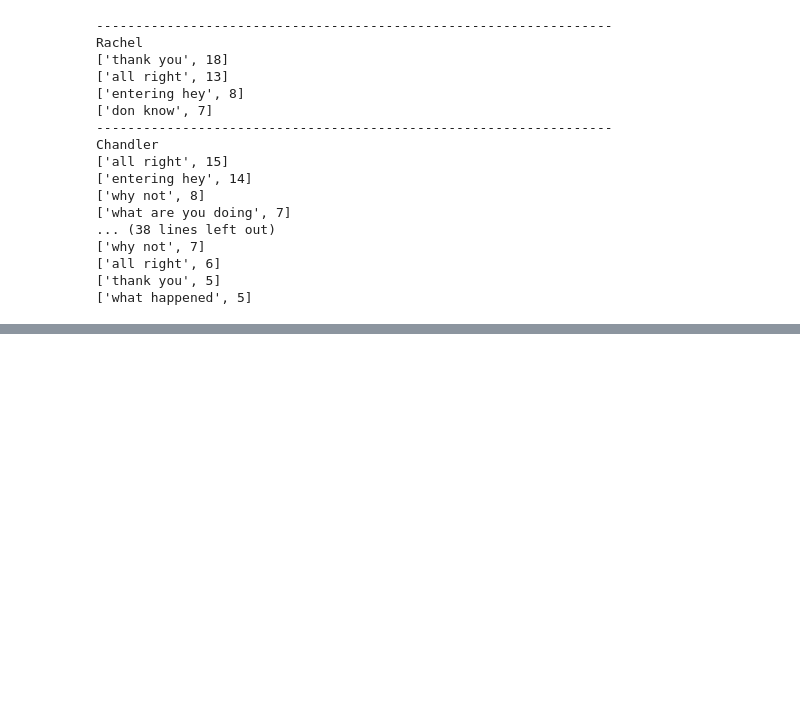
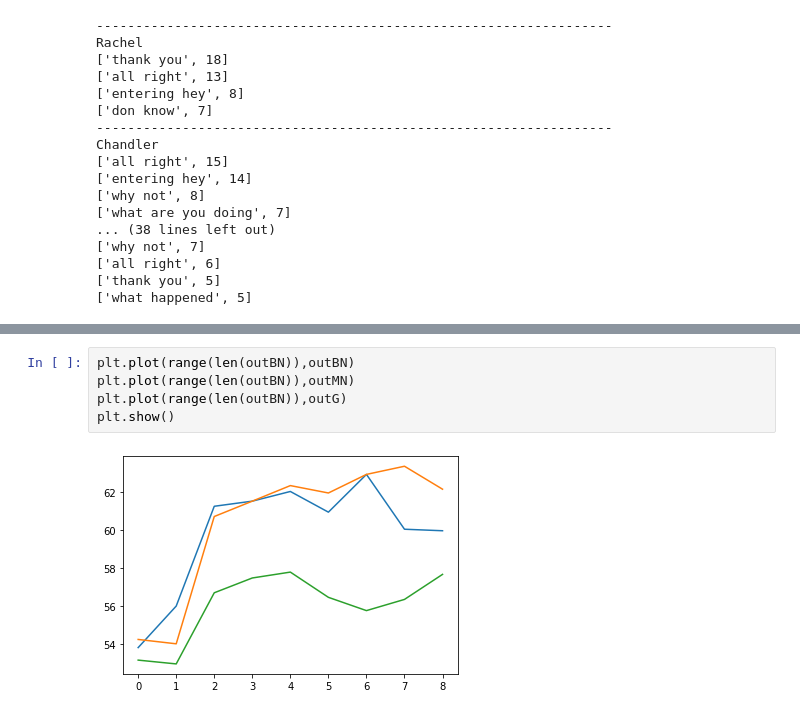
Before and after one commit to aSafarpoor/NLP-HW2, a Jupyter notebook: NLP_HW2.ipynb, the cells around one changed output, grey strips where cells are left out. Cells and saved outputs as stored; diff of their text form; blank space fills up the shorter version.

```diff
--- a/NLP_HW2.ipynb
+++ b/NLP_HW2.ipynb
@@ -805,0 +1288,7 @@ Chandler
+# %%
+plt.plot(range(len(outBN)),outBN)
+plt.plot(range(len(outBN)),outMN)
+plt.plot(range(len(outBN)),outG)
+plt.show()
+# %% [output]
+[figure, added]
```
Also changed, not shown: parts of 54 cells of this notebook.
